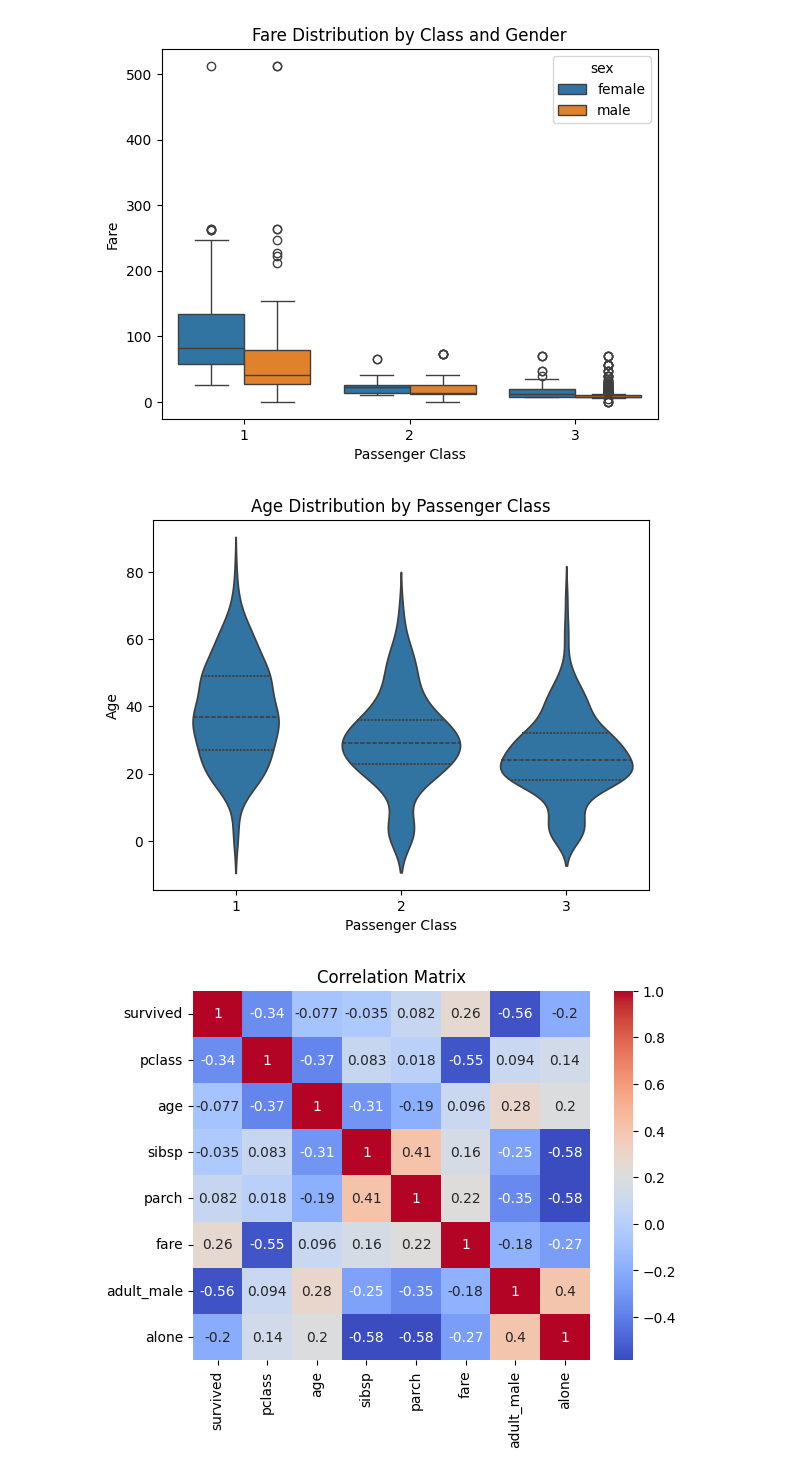
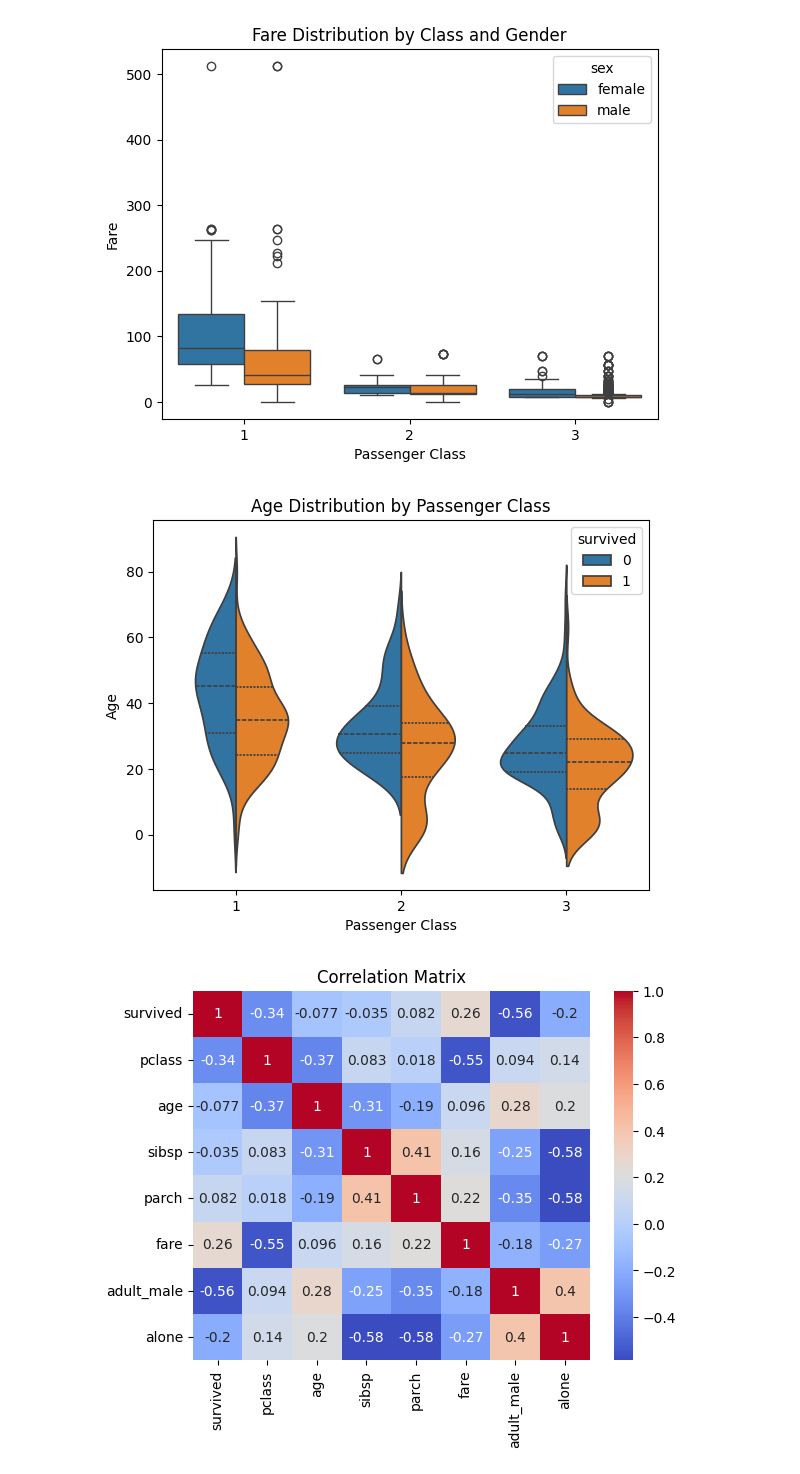
Before and after one commit to vishwak05/Gradious-Assignments, a Jupyter notebook: Data Processing and Visualization/Practise/session_5.ipynb, the cells around one changed output. Saved outputs shown, nothing was run; the diff lists cells and outputs as text; code cells hidden in the pictures.

Commit message:
Data Processing Assignment-2

```diff
--- a/Data Processing and Visualization/Practise/session_5.ipynb
+++ b/Data Processing and Visualization/Practise/session_5.ipynb
@@ -352,13 +352,13 @@ plt.show()
 # %%
 # Violin Plot (e.g., age distribution by class)
 
-sns.violinplot(x='pclass', y='age', data=data, inner='quartile')
+sns.violinplot(x='pclass', y='age',hue='survived', data=data, inner='quartile', split=True)
 plt.title('Age Distribution by Passenger Class')
 plt.xlabel('Passenger Class')
 plt.ylabel('Age')
 plt.show()
 # %% [output]
-[figure, old version]
+[figure, new version]
 # %%
 # Heatmap of Correlations
 
```
Also changed, not shown: parts of 3 cells of this notebook, 5 other files.
